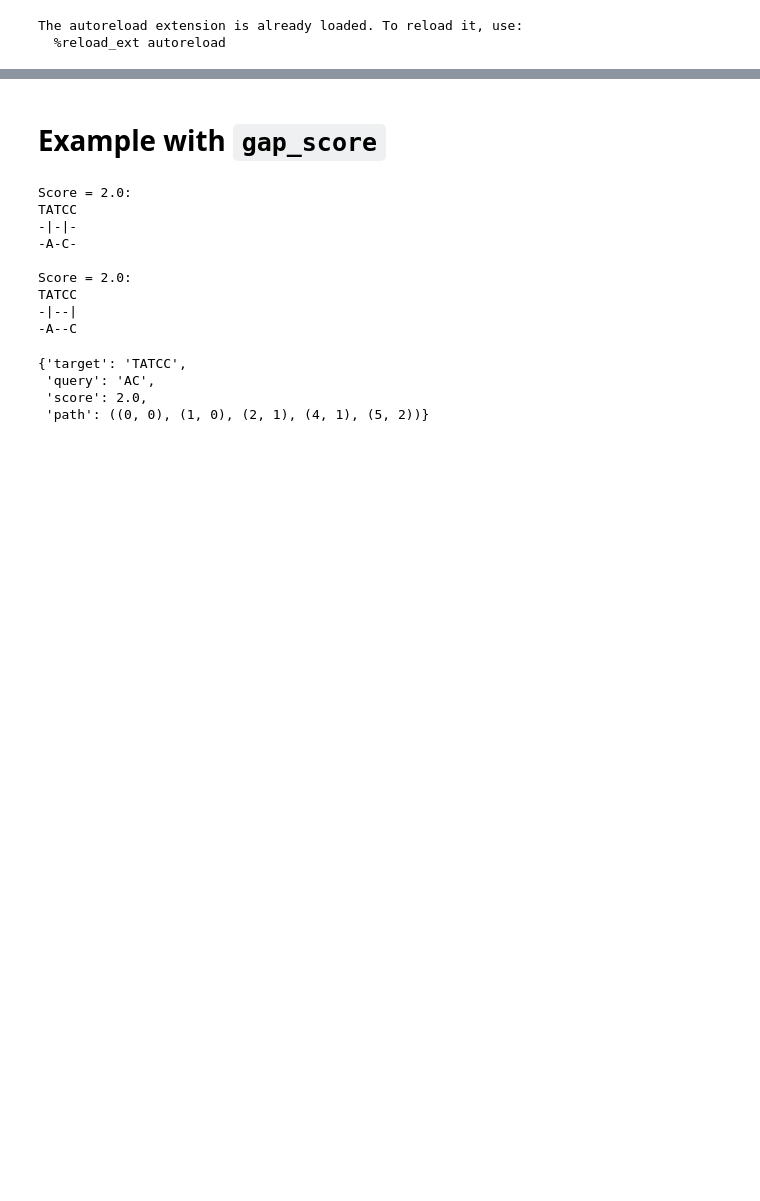
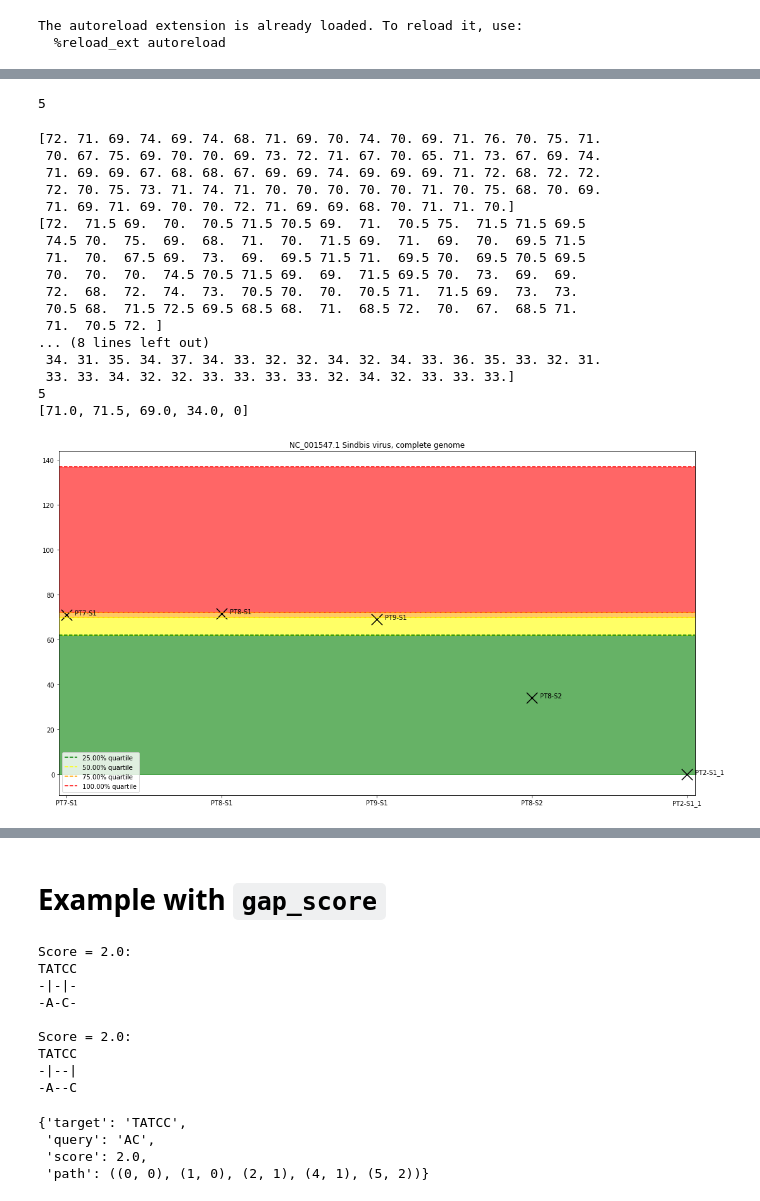
Before and after one commit to akarazeev/LauzHack19, a Jupyter notebook: VirusPatientMatching.ipynb, the cells around one changed output, grey strips where cells are left out. Drawn from its saved outputs; the diff is of its cells as text; code cells hidden in the pictures; blank space fills up the shorter version.

```diff
--- a/VirusPatientMatching.ipynb
+++ b/VirusPatientMatching.ipynb
@@ -14,0 +68,79 @@ from utils import load_patients, load_viruses, compute_virus_alignment_score
+# %%
+list(viruses.keys()).index('NC_003310.1 Monkeypox virus Zaire-96-I-16, complete genome')
+# %% [output]
+5
+# %%
+from matplotlib import pyplot as plt
+%matplotlib inline
+
+def plot_histograms(virus_to_look, results, patients_identity, viruses):
+    result_copy = results.copy()
+
+    patients_results = dict()
+    for patient_id, entry in zip(patients_identity, result_copy):
+        if patient_id not in patients_results:
+            patients_results[patient_id] = []
+        else:
+            patients_results[patient_id] += [entry]
+
+    for k in patients_results.keys():
+        patients_results[k] = np.array(patients_results[k])
+
+    patients_means_per_virus = dict()
+    for k in patients_results.keys():
+        patients_means_per_virus[k] = np.median(patients_results[k], axis=0)
+
+    quantiles_label = [0.25, 0.5, 0.75, 1]
+    virus_quantiles = np.quantile(result_copy, q=quantiles_label, axis=0)
+
+    patient_keys = list(patients_means_per_virus.keys())
+    virus_idx = list(viruses.keys()).index(virus_to_look)
+    patients_points = list()
+    for k in patient_keys:
+        if patients_means_per_virus[k] is not None and not np.isnan(patients_means_per_virus[k]).all():
+            patients_points.append(patients_means_per_virus[k][virus_idx])
+        else:
+            patients_points.append(0)
+    print(len(patient_keys))
+    print(patients_points)
+    plt.figure(figsize=(18, 10))
+    min_max_x = (-0.05, len(patients_points)-1+0.05)
+    min_max_y = (min(patients_points), None)
+
+    last_v = 0
+    for name, v, c in zip(quantiles_label, virus_quantiles[:, virus_idx], ['green', 'yellow', 'orange', 'red']):
+        plt.axhline(y=v, linestyle='--', label=f'{float(name):.2%} quartile', color=c)
+        plt.fill_between(x=min_max_x, y1=last_v, y2=v, color=c, alpha=0.6)
+        last_v = v
+    plt.scatter(x=patient_keys, y=patients_points, s=300, marker='x', c='black')
+    for x, (name, y) in enumerate(zip(patient_keys, patients_points)):
+        plt.annotate(name, (x+0.05,y))
+    plt.xlim(*min_max_x)
+    plt.title(virus_to_look)
+    plt.legend()
+
+plot_histograms(
+    virus_to_look=list(viruses.keys())[1],
+    results=result,
+    patients_identity=patients_identity,
+    viruses=viruses
+)
+# %% [output]
+[72. 71. 69. 74. 69. 74. 68. 71. 69. 70. 74. 70. 69. 71. 76. 70. 75. 71.
+ 70. 67. 75. 69. 70. 70. 69. 73. 72. 71. 67. 70. 65. 71. 73. 67. 69. 74.
+ 71. 69. 69. 67. 68. 68. 67. 69. 69. 74. 69. 69. 69. 71. 72. 68. 72. 72.
+ 72. 70. 75. 73. 71. 74. 71. 70. 70. 70. 70. 70. 71. 70. 75. 68. 70. 69.
+ 71. 69. 71. 69. 70. 70. 72. 71. 69. 69. 68. 70. 71. 71. 70.]
+[72.  71.5 69.  70.  70.5 71.5 70.5 69.  71.  70.5 75.  71.5 71.5 69.5
+ 74.5 70.  75.  69.  68.  71.  70.  71.5 69.  71.  69.  70.  69.5 71.5
+ 71.  70.  67.5 69.  73.  69.  69.5 71.5 71.  69.5 70.  69.5 70.5 69.5
+ 70.  70.  70.  74.5 70.5 71.5 69.  69.  71.5 69.5 70.  73.  69.  69.
+ 72.  68.  72.  74.  73.  70.5 70.  70.  70.5 71.  71.5 69.  73.  73.
+ 70.5 68.  71.5 72.5 69.5 68.5 68.  71.  68.5 72.  70.  67.  68.5 71.
+ 71.  70.5 72. ]
+... (8 lines left out)
+ 34. 31. 35. 34. 37. 34. 33. 32. 32. 34. 32. 34. 33. 36. 35. 33. 32. 31.
+ 33. 33. 34. 32. 32. 33. 33. 33. 33. 32. 34. 32. 33. 33. 33.]
+5
+[71.0, 71.5, 69.0, 34.0, 0]
+[figure, added]
```
Also changed, not shown: parts of 4 cells of this notebook, 3 other files.
